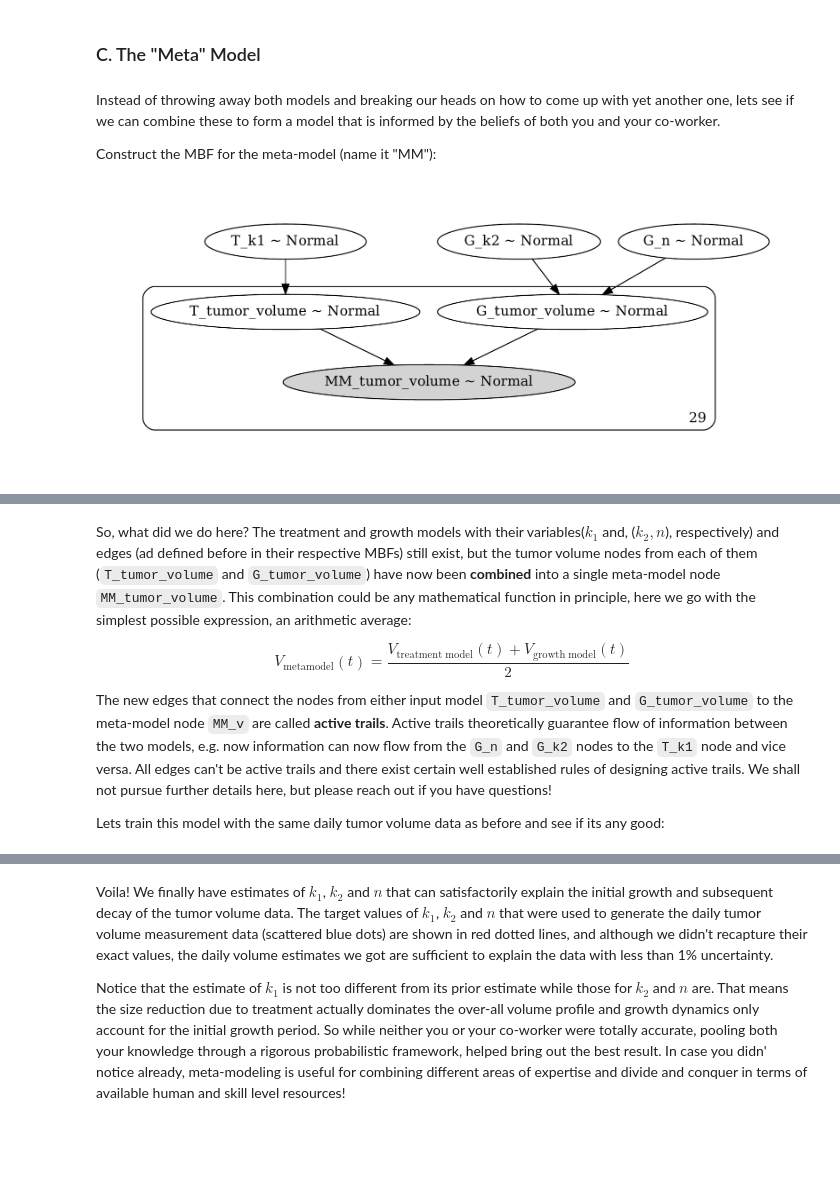
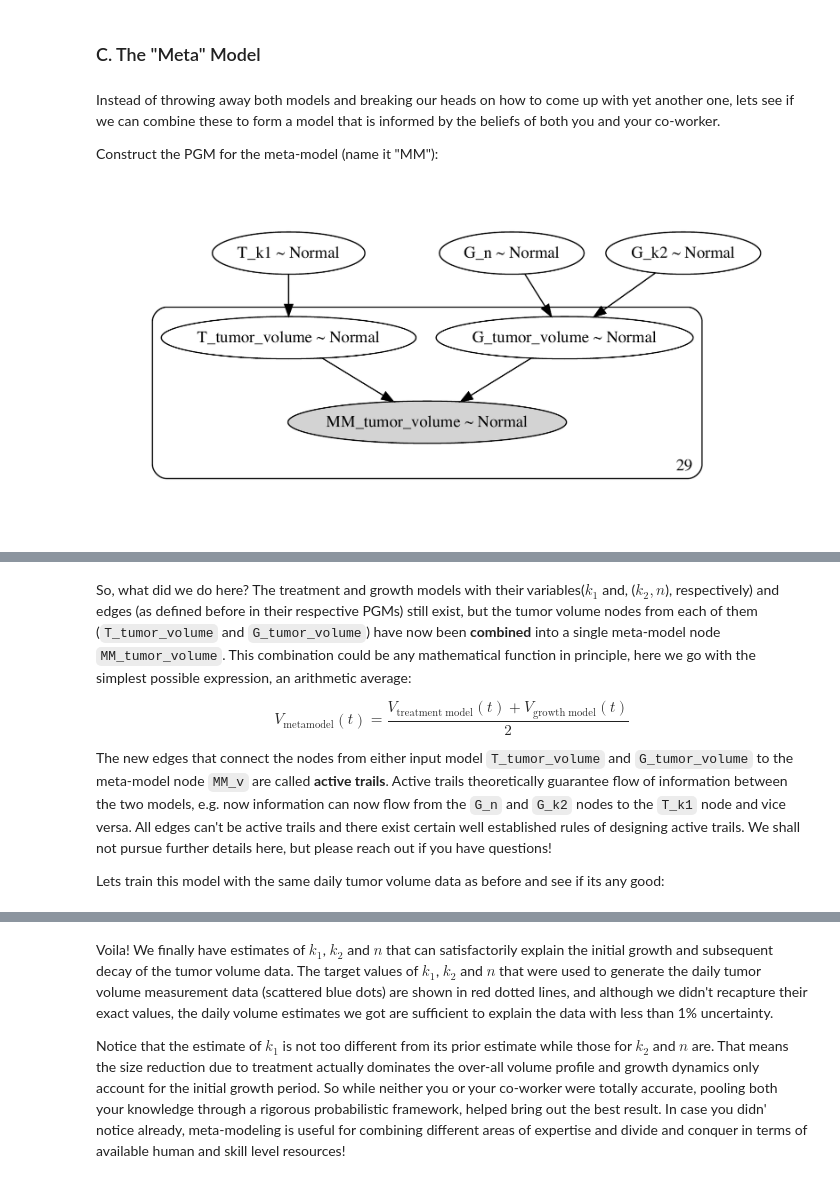
Before and after one commit to Tracyishere/Meta_Modeling_Demonstration_PBCC_2019, a Jupyter notebook: index.ipynb, the cells around one changed output, grey strips where cells are left out. Drawn from its saved outputs; the diff is of its cells as text; code cells hidden in the pictures; blank space fills up the shorter version.

````diff
--- a/index.ipynb
+++ b/index.ipynb
@@ -318,26 +341,28 @@ At this point, you thank yourself that you came to this retreat and attended thi
 # %% [markdown]
 Instead of throwing away both models and breaking our heads on how to come up with yet another one, lets see if we can combine these to form a model that is informed by the beliefs of both you and your co-worker.
 
-Construct the MBF for the meta-model (name it "MM"):
+Construct the PGM for the meta-model (name it "MM"):
 # %%
 @jit
 def MetaModel(name="MM", inputs={}, evidence={}, start={}):
     t = inputs["t"]
     V0 = inputs["V0"]
 
     # call the MBF for the treatment model
     T = TreatmentModel(name="T", inputs=inputs, evidence=evidence, start=start)
 
     # call the MBF for the growth model
     G = GrowthModel(name="G", inputs=inputs, evidence=evidence, start=start)
 
     # combine (average) the tumor volume predictions from both models
     tumor_volume = pm.Normal("tumor_volume", mu=(T.tumor_volume + G.tumor_volume)/2., sigma=0.1, shape=len(t))
 
 m3 = MetaModel(name="MM",
                inputs={"t":time_data, "V0": initial_tumor_volume},
                evidence={"MM_tumor_volume": tumor_volume_data},
                start={})
 tu.visualize_model(m3, h=800, w=800)
+
+tu.toggle_code()
 # %% [output]
-[figure, old version]
+[figure, new version]
@@ -344,5 +370,5 @@ tu.visualize_model(m3, h=800, w=800)
 # %% [markdown]
-So, what did we do here? The treatment and growth models with their variables($k_1$ and, ($k_2, n$), respectively) and edges (ad defined before in their respective MBFs) still exist, but the tumor volume nodes from each of them (```T_tumor_volume``` and ```G_tumor_volume```) have now been <strong>combined</strong> into a single meta-model node ```MM_tumor_volume```. This combination could be any mathematical function in principle, here we go with the simplest possible expression, an arithmetic average:
+So, what did we do here? The treatment and growth models with their variables($k_1$ and, ($k_2, n$), respectively) and edges (as defined before in their respective PGMs) still exist, but the tumor volume nodes from each of them (```T_tumor_volume``` and ```G_tumor_volume```) have now been <strong>combined</strong> into a single meta-model node ```MM_tumor_volume```. This combination could be any mathematical function in principle, here we go with the simplest possible expression, an arithmetic average:
 
 $$V_\mathrm{metamodel}(t) = \frac{V_\mathrm{treatment \; model}(t) + V_\mathrm{growth\; model}(t)}{2}$$
 
````
Also changed, not shown: parts of 28 cells of this notebook, 2 other files.
